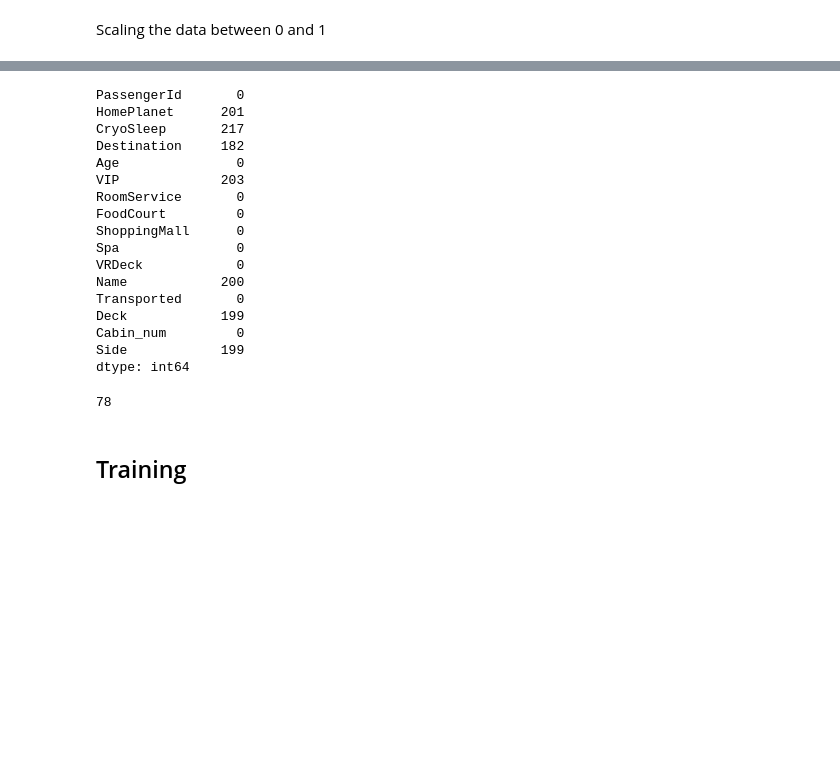
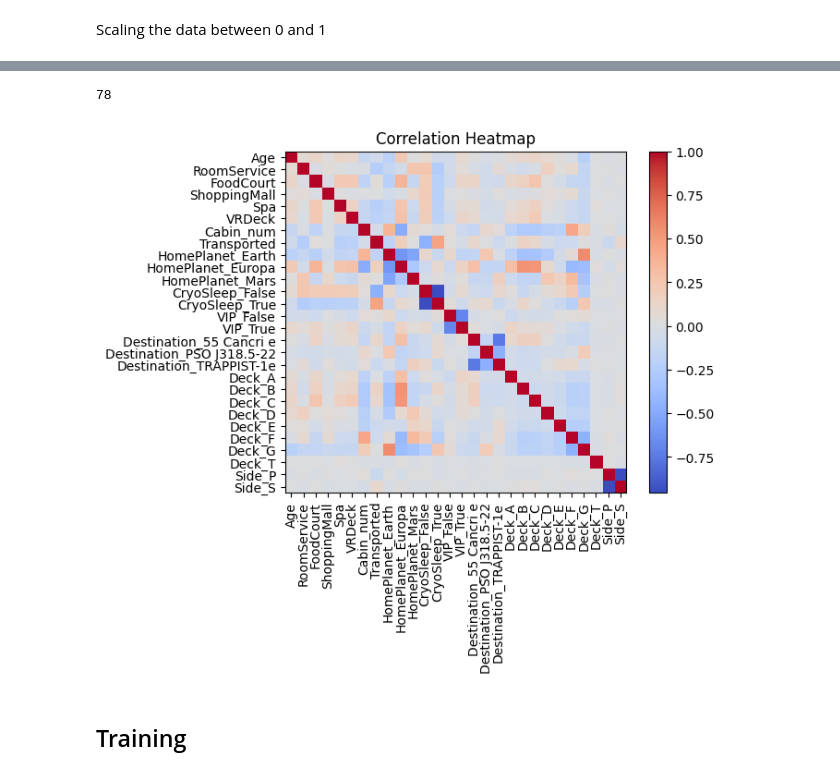
Before and after one commit to hackasaur/spaceship-titanic, a Jupyter notebook: notebooks/spaceship-titanic-notebook.ipynb, the cells around one changed output, grey strips where cells are left out. Saved outputs shown, nothing was run; the diff lists cells and outputs as text; code cells hidden in the pictures; blank space fills up the shorter version.

```diff
--- a/notebooks/spaceship-titanic-notebook.ipynb
+++ b/notebooks/spaceship-titanic-notebook.ipynb
@@ -203,53 +238,3 @@ train_data = train_data.drop('Cabin', axis=1)
-# %%
-from sklearn.experimental import enable_iterative_imputer
-from sklearn.impute import IterativeImputer
-from sklearn.linear_model import BayesianRidge
-
-# train_data = pd.get_dummies(train_data[features]).astype(float)
-# imputer = IterativeImputer()
-# imputer.fit(train_data)
-# imputed_data = imputer.transform(train_data)
-# train_data = pd.DataFrame(imputed_data, columns=train_data.columns)
-
-# train_data['Deck'] = train_data['Deck'].fillna('0')
-train_data['Cabin_num'] = train_data['Cabin_num'].fillna('0').astype(int)
-# train_data['Side'] = train_data['Side'].fillna("NA")
-
-predict_data[["Deck", "Cabin_num", "Side"]] = predict_data["Cabin"].str.split("/", expand=True)
-predict_data = predict_data.drop('Cabin', axis=1)
-
-# predict_data['Deck'] = predict_data['Deck'].fillna('0')
-predict_data['Cabin_num'] = predict_data['Cabin_num'].fillna('0').astype(int)
-# predict_data['Side'] = predict_data['Side'].fillna("NA")
-
-train_data[["Age", "RoomService", "FoodCourt", "ShoppingMall", "Spa", "VRDeck"]] = train_data[["Age", "RoomService", "FoodCourt", "ShoppingMall", "Spa", "VRDeck"]].fillna(0)
-predict_data[["Age", "RoomService", "FoodCourt", "ShoppingMall", "Spa", "VRDeck"]] = predict_data[["Age", "RoomService", "FoodCourt", "ShoppingMall", "Spa", "VRDeck"]].fillna(0)
-
-# train_data[["Age", "RoomService", "FoodCourt", "ShoppingMall", "Spa", "VRDeck"]] = train_data[["Age", "RoomService", "FoodCourt", "ShoppingMall", "Spa", "VRDeck"]].mean()
-# predict_data[["Age", "RoomService", "FoodCourt", "ShoppingMall", "Spa", "VRDeck"]] = predict_data[["Age", "RoomService", "FoodCourt", "ShoppingMall", "Spa", "VRDeck"]].mean()
-
-
-# train_data.loc[(train_data["CryoSleep"] == True), ["RoomService", "FoodCourt", "ShoppingMall", "Spa", "VRDeck"]] = 0
-
-train_data.isna().sum()
-# %% [output]
-PassengerId       0
-HomePlanet      201
-CryoSleep       217
-Destination     182
-Age               0
-VIP             203
-RoomService       0
-FoodCourt         0
-ShoppingMall      0
-Spa               0
-VRDeck            0
-Name            200
-Transported       0
-Deck            199
-Cabin_num         0
-Side            199
-dtype: int64
 # %%
 import math
 import random
@@ -266,6 +249,16 @@ subsets = get_subsets(features,11)
 len(subsets)
 # %% [output]
 78
+# %%
+correlation_matrix = pd.get_dummies(train_data[features + ["Transported"]]).corr()
+plt.imshow(correlation_matrix, cmap='coolwarm', interpolation='nearest')
+plt.colorbar()  # Add a color bar indicating the scale of the heatmap
+plt.xticks(range(len(correlation_matrix.columns)), correlation_matrix.columns, rotation=90)
+plt.yticks(range(len(correlation_matrix.columns)), correlation_matrix.columns)
+plt.title('Correlation Heatmap')  # Set the title of the heatmap
+plt.show()
+# %% [output]
+[figure, added]
 # %% [markdown]
 ## Training
 # %%
```
Also changed, not shown: parts of 18 cells of this notebook, 1 other file.
